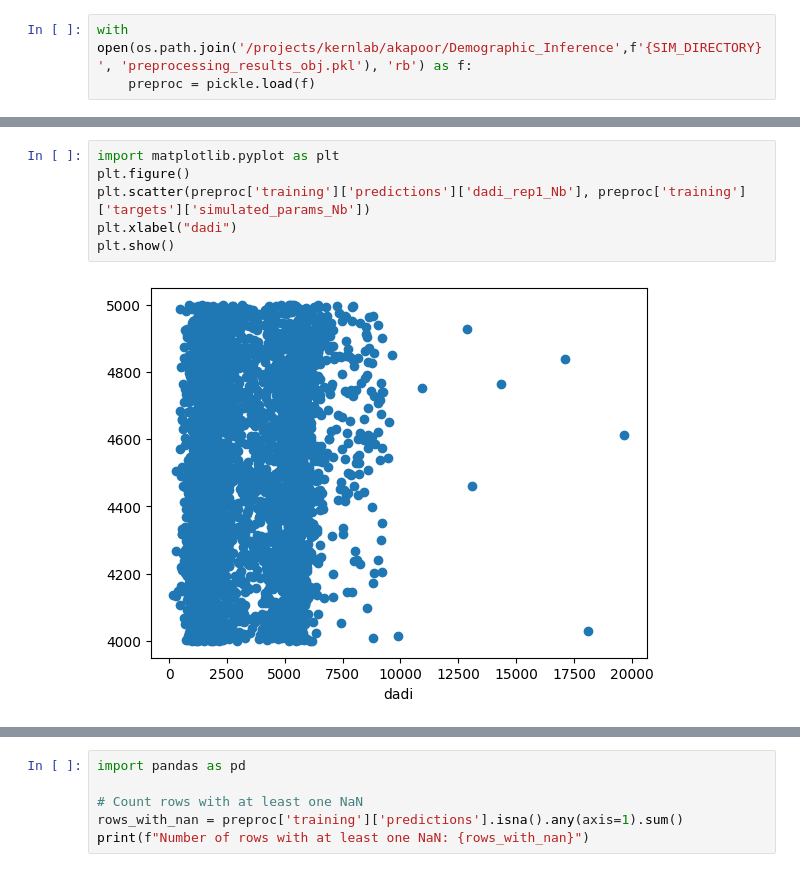
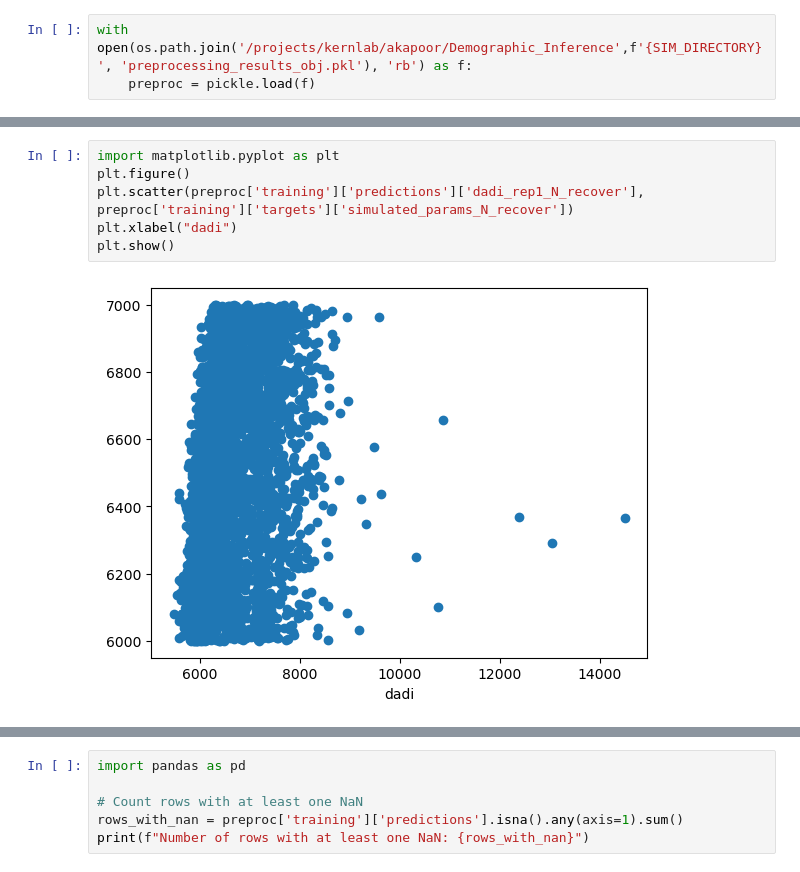
Before and after one commit to ak1376/Demographic_Inference, a Jupyter notebook: notebooks/running_remaining_rules.ipynb, the cells around one changed output, grey strips where cells are left out. Cells and saved outputs as stored; diff of their text form.

Commit message:
Four parameter bottleneck model optimization

```diff
--- a/notebooks/running_remaining_rules.ipynb
+++ b/notebooks/running_remaining_rules.ipynb
@@ -113,11 +100,11 @@ plt.hist(preproc['training']['predictions']['dadi_rep1_Nb'])
 # %%
 import matplotlib.pyplot as plt
 plt.figure()
-plt.scatter(preproc['training']['predictions']['dadi_rep1_Nb'], preproc['training']['targets']['simulated_params_Nb'])
+plt.scatter(preproc['training']['predictions']['dadi_rep1_N_recover'], preproc['training']['targets']['simulated_params_N_recover'])
 plt.xlabel("dadi")
 plt.show()
 # %% [output]
-[figure, old version]
+[figure, new version]
 # %%
 import seaborn as sns
 import pandas as pd
```
Also changed, not shown: parts of 28 cells of this notebook, 9 other files.
